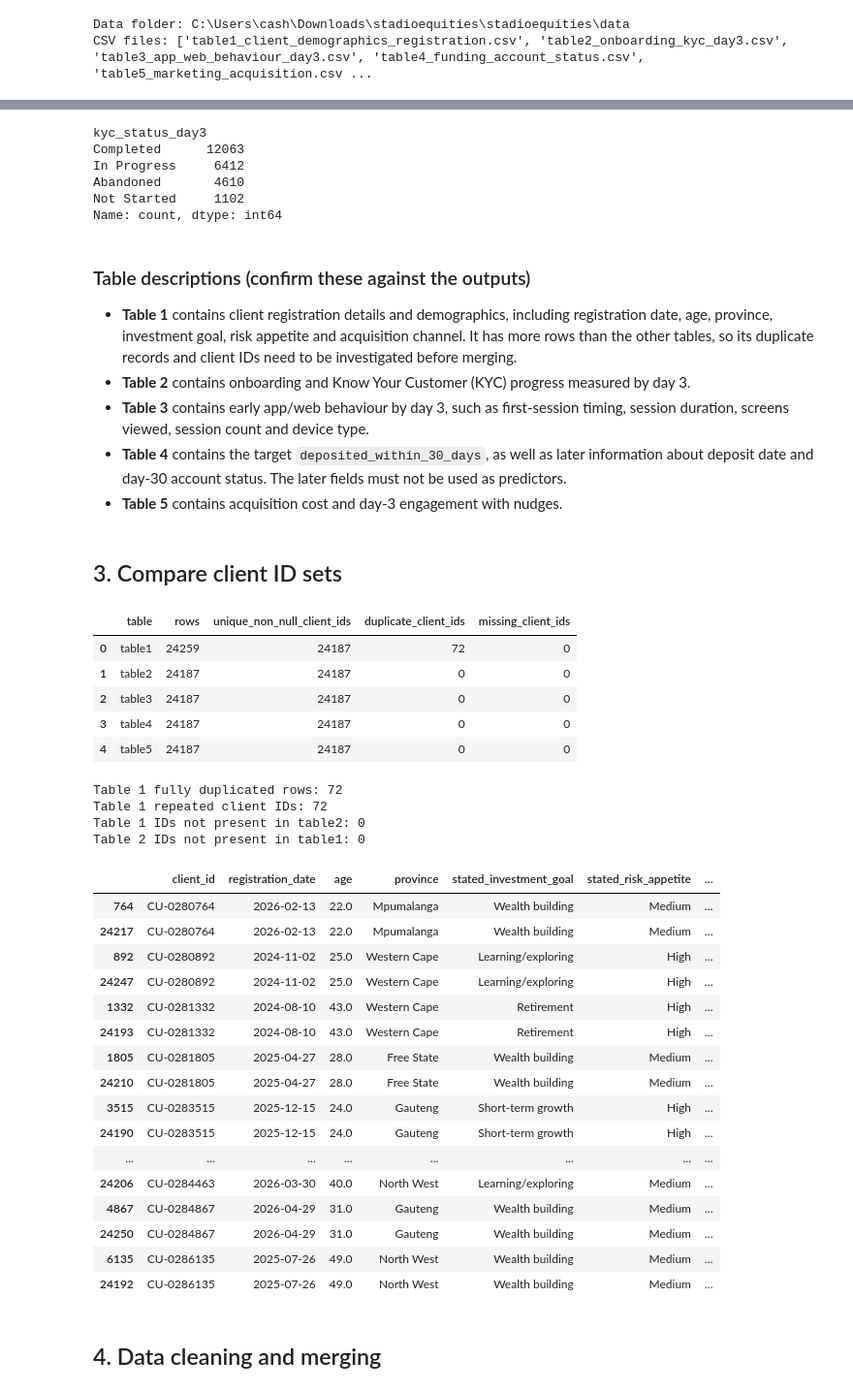
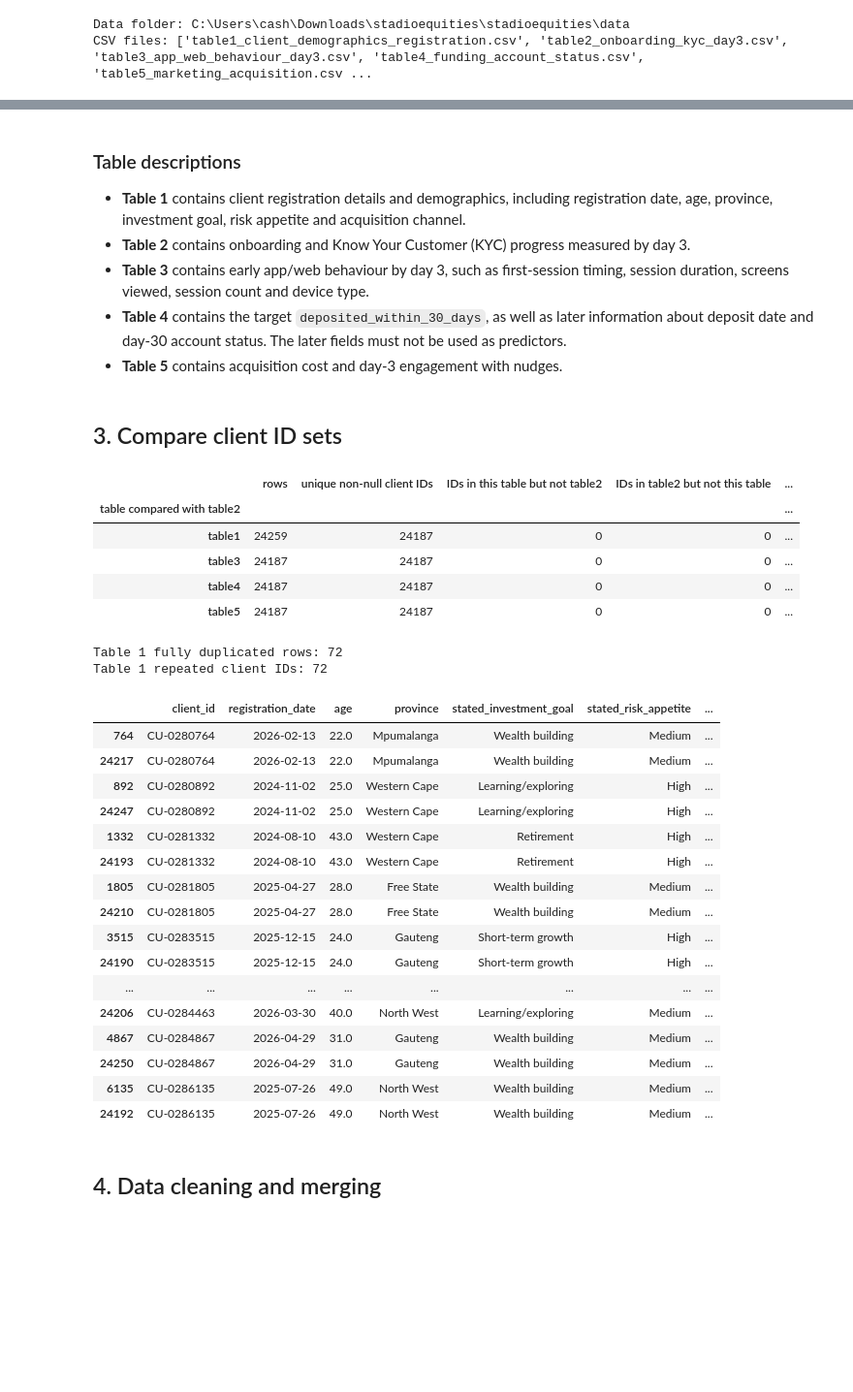
Before and after one commit to Naphakade/-stadioequities-activation-prediction-, a Jupyter notebook: SS3_PartB .ipynb, the cells around one changed output, grey strips where cells are left out. Shown at 97% size. Drawn from its saved outputs; the diff is of its cells as text; code cells hidden in the pictures; blank space fills up the shorter version.

```diff
--- a/SS3_PartB .ipynb
+++ b/SS3_PartB .ipynb
@@ -194,19 +187,9 @@ memory usage: 961.0 KB
 | nudge_engagement_day3 | 0 |
 Fully duplicated rows: 0
 Repeated client_id values: 0
-# %%
-# KYC status distribution (Table 2): used later to interpret the missing-value pattern and the baseline.
-print(tables["table2"]["kyc_status_day3"].value_counts(dropna=False))
-# %% [output]
-kyc_status_day3
-Completed      12063
-In Progress     6412
-Abandoned       4610
-Not Started     1102
-Name: count, dtype: int64
 # %% [markdown]
-### Table descriptions (confirm these against the outputs)
-- **Table 1** contains client registration details and demographics, including registration date, age, province, investment goal, risk appetite and acquisition channel. It has more rows than the other tables, so its duplicate records and client IDs need to be investigated before merging.
+### Table descriptions
+- **Table 1** contains client registration details and demographics, including registration date, age, province, investment goal, risk appetite and acquisition channel.
 - **Table 2** contains onboarding and Know Your Customer (KYC) progress measured by day 3.
 - **Table 3** contains early app/web behaviour by day 3, such as first-session timing, session duration, screens viewed, session count and device type.
 - **Table 4** contains the target `deposited_within_30_days`, as well as later information about deposit date and day-30 account status. The later fields must not be used as predictors.
@@ -214,47 +197,34 @@ Name: count, dtype: int64
 # %% [markdown]
 ## 3. Compare client ID sets
 # %%
-id_sets = {
-    name: set(df["client_id"].dropna())
-    for name, df in tables.items()
-}
-
+id_sets = {name: set(df["client_id"].dropna()) for name, df in tables.items()}
 reference_name = "table2"
 reference_ids = id_sets[reference_name]
 comparison_rows = []
-
-for name, df in tables.items():
+for name, ids in id_sets.items():
+    if name == reference_name:
+        continue
     comparison_rows.append({
-        "table": name,
-        "rows": len(df),
-        "unique_non_null_client_ids": df["client_id"].nunique(),
-        "duplicate_client_ids": df["client_id"].duplicated().sum(),
-        "missing_client_ids": df["client_id"].isna().sum()
+        "table compared with table2": name,
+        "rows": len(tables[name]),
+        "unique non-null client IDs": len(ids),
+        "IDs in this table but not table2": len(ids - reference_ids),
+        "IDs in table2 but not this table": len(reference_ids - ids),
+        "shared IDs with table2": len(ids & reference_ids),
     })
-
-comparison_df = pd.DataFrame(comparison_rows)
-
-display(comparison_df)
-
-
+display(pd.DataFrame(comparison_rows).set_index("table compared with table2"))
 print("Table 1 fully duplicated rows:", tables["table1"].duplicated().sum())
 print("Table 1 repeated client IDs:", tables["table1"]["client_id"].duplicated().sum())
-print("Table 1 IDs not present in table2:", len(id_sets["table1"] - reference_ids))
-print("Table 2 IDs not present in table1:", len(reference_ids - id_sets["table1"]))
-
-# Inspect duplicated records rather than removing them without checking.
 display(tables["table1"][tables["table1"].duplicated(keep=False)].sort_values("client_id").head(20))
 # %% [output]
-|  | table | rows | unique_non_null_client_ids | duplicate_client_ids | missing_client_ids |
-| 0 | table1 | 24259 | 24187 | 72 | 0 |
-| 1 | table2 | 24187 | 24187 | 0 | 0 |
-| 2 | table3 | 24187 | 24187 | 0 | 0 |
-| 3 | table4 | 24187 | 24187 | 0 | 0 |
-| 4 | table5 | 24187 | 24187 | 0 | 0 |
+|  | rows | unique non-null client IDs | IDs in this table but not table2 | IDs in table2 but not this table | ... |
+| table compared with table2 |  |  |  |  | ... |
+| table1 | 24259 | 24187 | 0 | 0 | ... |
+| table3 | 24187 | 24187 | 0 | 0 | ... |
+| table4 | 24187 | 24187 | 0 | 0 | ... |
+| table5 | 24187 | 24187 | 0 | 0 | ... |
 Table 1 fully duplicated rows: 72
 Table 1 repeated client IDs: 72
-Table 1 IDs not present in table2: 0
-Table 2 IDs not present in table1: 0
 |  | client_id | registration_date | age | province | stated_investment_goal | stated_risk_appetite | ... |
 | 764 | CU-0280764 | 2026-02-13 | 22.0 | Mpumalanga | Wealth building | Medium | ... |
 | 24217 | CU-0280764 | 2026-02-13 | 22.0 | Mpumalanga | Wealth building | Medium | ... |
```
Also changed, not shown: parts of 21 cells of this notebook.
